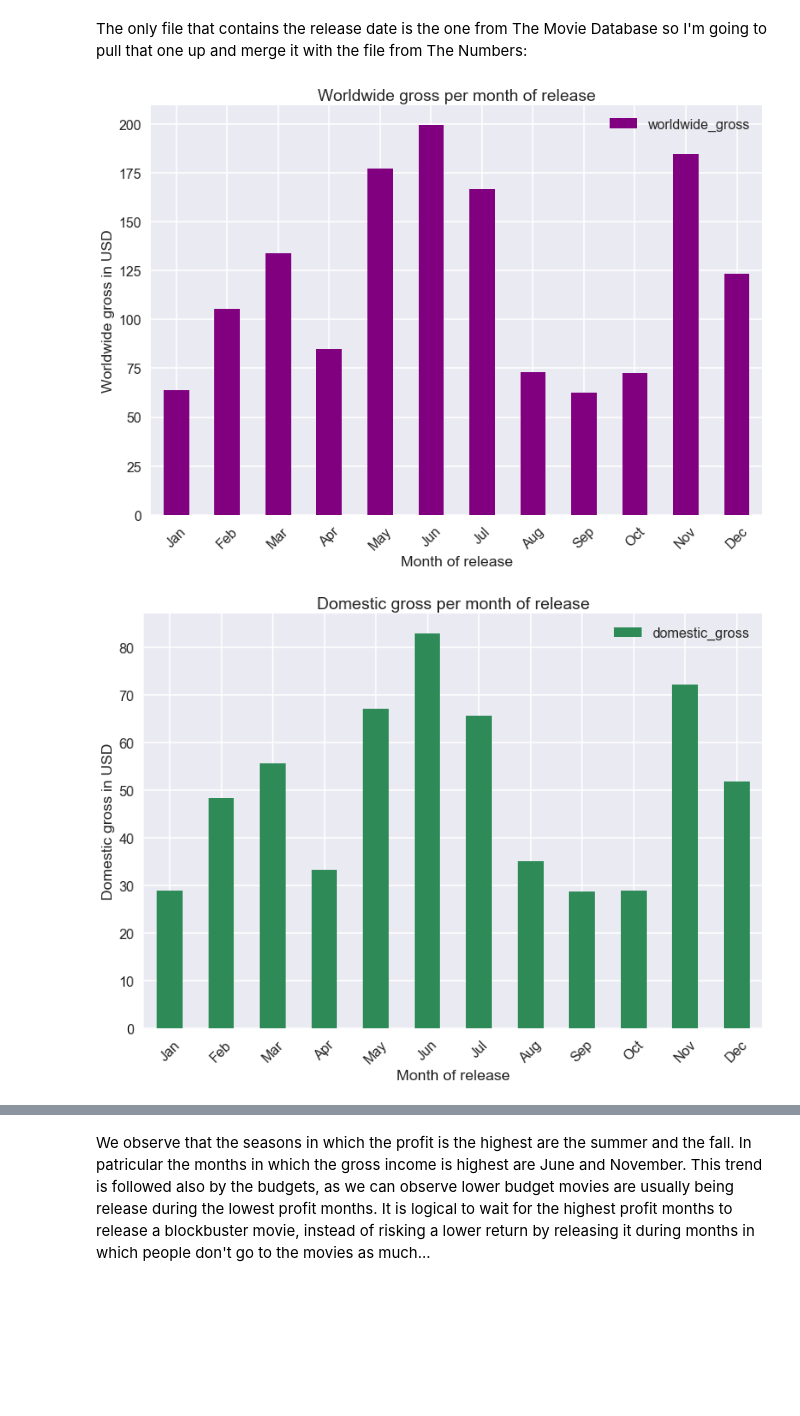
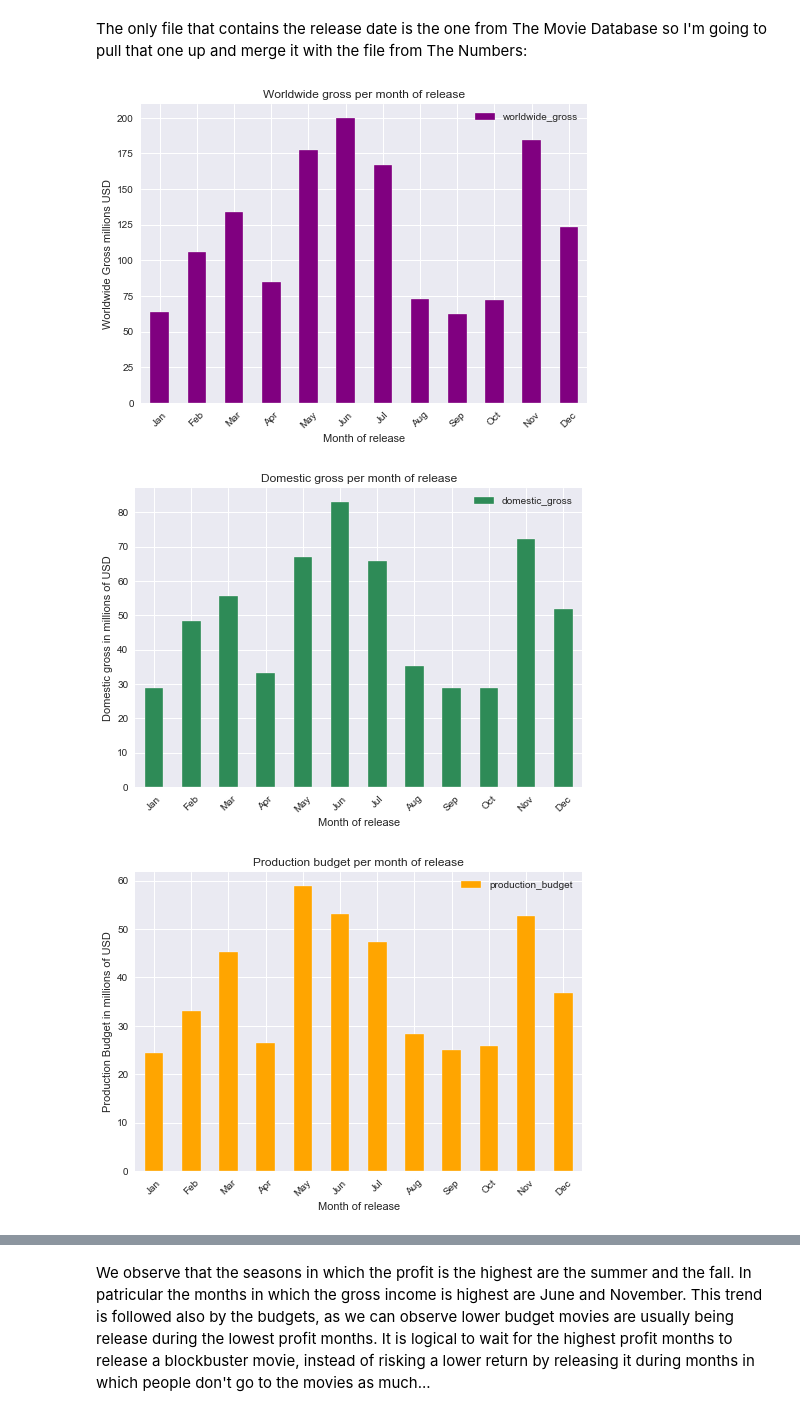
Before and after one commit to MNLKuzmin/dsc-project-genrestudy, a Jupyter notebook: A Genre Study first draft-skimmed down version.ipynb, the cells around one changed output, grey strips where cells are left out. Saved outputs shown, nothing was run; the diff lists cells and outputs as text; code cells hidden in the pictures; blank space fills up the shorter version.

```diff
--- a/A Genre Study first draft-skimmed down version.ipynb
+++ b/A Genre Study first draft-skimmed down version.ipynb
@@ -386,7 +378,7 @@ average_df.head()
 | Comedy | 51.269129 | 33.425036 | 47.602498 | 106.139480 | 14.177462 | 72.714444 | ... |
 # %%
 plt.style.use('seaborn-darkgrid')
-plt.style.use('seaborn-talk')
+plt.style.use('seaborn-notebook')
 # %%
 average_df=average_df.sort_values(by=['domestic_gross'])
 average_df.plot.bar(y='domestic_gross',color='#2E8B57',title='Domestic Gross per Genre'\
@@ -431,3 +421,8 @@ This is the most relevant of the figures since it keeps into account the budget
 average_df['ROI']=(average_df['worldwide_gross']-average_df['production_budget'])*100\
                     /average_df['production_budget']
 average_df=average_df.sort_values(by=['ROI'])
+# %%
+plt.style.use('seaborn-poster')
+
+average_df.plot.bar(y='ROI',color='#8b0000', title='ROI per Genre', \
+                    ylabel='ROI', xlabel='Genres');
@@ -571,13 +537,19 @@ month names which is better for the graph. """
 release_df['month'] = release_df['month'].apply(lambda x: calendar.month_abbr[x])
 
 #code adapted from EoinS https://stackoverflow.com/questions/37625334/python-pandas-convert-month-int-to-month-name
+# %%
+plt.style.use('seaborn-notebook')
+release_df.plot.bar(x='month',y='worldwide_gross',color='#800080',rot=45, xlabel='Month of release',\
+                    ylabel='Worldwide Gross millions USD', title='Worldwide gross per month of release');
+# %% [output]
+[figure, added]
 # %%
-release_df.plot.bar(x='month',y='worldwide_gross',color='#800080',rot=45, xlabel='Month of release',\
-                    ylabel='Worldwide gross in USD', title='Worldwide gross per month of release');
+release_df.plot.bar(x='month',y='domestic_gross',color='#2E8B57',rot=45, xlabel='Month of release',\
+                    ylabel='Domestic gross in millions of USD', title='Domestic gross per month of release');
 # %% [output]
-[figure, old version]
+[figure, new version]
 # %%
-release_df.plot.bar(x='month',y='domestic_gross',color='#2E8B57',rot=45, xlabel='Month of release',\
-                    ylabel='Domestic gross in USD', title='Domestic gross per month of release');
+release_df.plot.bar(x='month',y='production_budget',color='#FFA500',rot=45, xlabel='Month of release',\
+                    ylabel='Production Budget in millions of USD', title='Production budget per month of release');
 # %% [output]
-[figure, old version]
+[figure, new version]
```
Also changed, not shown: parts of 30 cells of this notebook.
